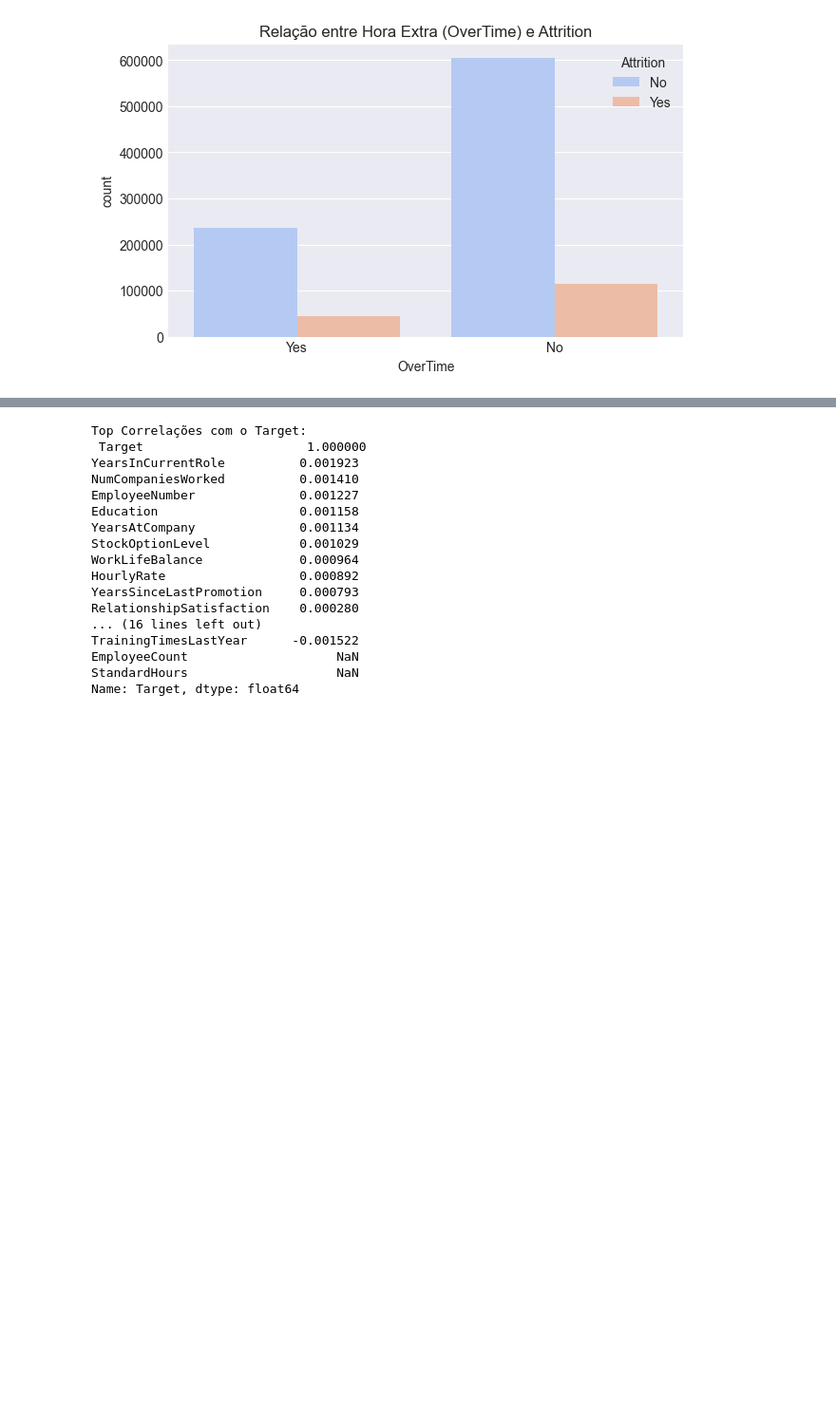
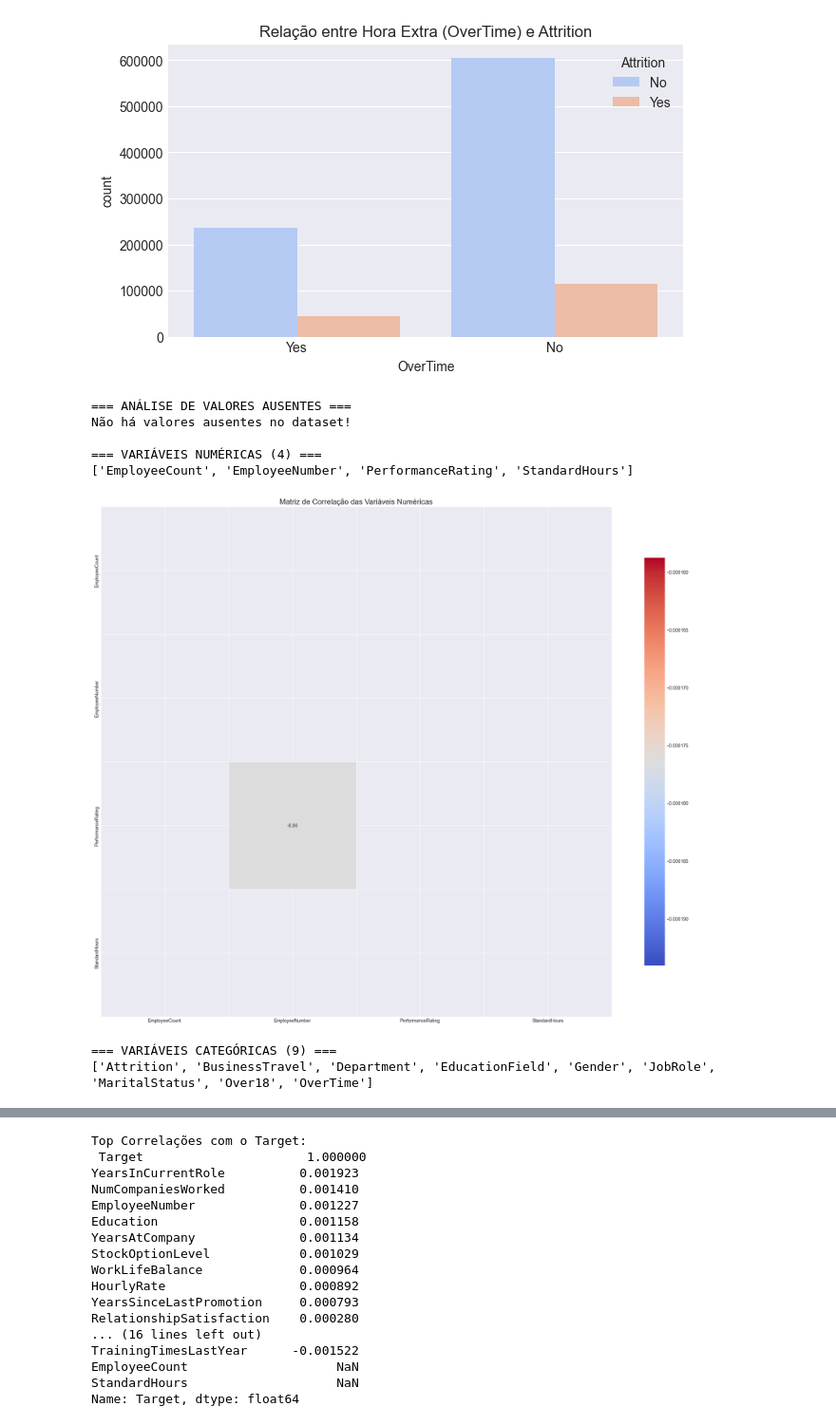
Before and after one commit to v-armendani/Scripts_Python_PosEngDeDados, a Jupyter notebook: Data Science/Anl_TrabalhoFinal.ipynb, the cells around one changed output, grey strips where cells are left out. Shown at 95% size. Cells and saved outputs as stored; diff of their text form; code cells hidden in the pictures; blank space fills up the shorter version.

```diff
--- a/Data Science/Anl_TrabalhoFinal.ipynb
+++ b/Data Science/Anl_TrabalhoFinal.ipynb
@@ -340,3 +336,75 @@ plt.title('Relação entre Hora Extra (OverTime) e Attrition')
 plt.show()
 # %% [output]
 [figure]
+# %%
+# Análise de missing values
+print("\n=== ANÁLISE DE VALORES AUSENTES ===")
+missing_values = df.isnull().sum()
+if missing_values.sum() == 0:
+    print("Não há valores ausentes no dataset!")
+else:
+    print(missing_values[missing_values > 0])
+
+# 2.4 Análise de variáveis numéricas
+numeric_cols = df.select_dtypes(include=['int64', 'float64']).columns
+print(f"\n=== VARIÁVEIS NUMÉRICAS ({len(numeric_cols)}) ===")
+print(numeric_cols.tolist())
+
+# Matriz de correlação
+plt.figure(figsize=(20, 16))
+correlation_matrix = df[numeric_cols].corr()
+mask = np.triu(np.ones_like(correlation_matrix, dtype=bool))
+sns.heatmap(correlation_matrix, mask=mask, annot=True, fmt='.2f', cmap='coolwarm',
+            square=True, linewidths=0.5, cbar_kws={"shrink": 0.8})
+plt.title('Matriz de Correlação das Variáveis Numéricas', fontsize=16)
+plt.tight_layout()
+plt.show()
+
+# 2.5 Análise de variáveis categóricas
+categorical_cols = df.select_dtypes(include=['object']).columns
+print(f"\n=== VARIÁVEIS CATEGÓRICAS ({len(categorical_cols)}) ===")
+print(categorical_cols.tolist())
+
+# Análise de attrition por variáveis categóricas importantes
+fig, axes = plt.subplots(2, 3, figsize=(18, 12))
+axes = axes.ravel()
+
+important_cats = ['Department', 'JobRole', 'MaritalStatus', 'OverTime', 'BusinessTravel', 'Gender']
+
+for idx, col in enumerate(important_cats):
+    crosstab = pd.crosstab(df[col], df['Attrition'])
+    crosstab_pct = crosstab.div(crosstab.sum(axis=1), axis=0) * 100
+
+    crosstab_pct.plot(kind='bar', ax=axes[idx], stacked=True, color=['#2ecc71', '#e74c3c'])
+    axes[idx].set_title(f'Attrition por {col}')
+    axes[idx].set_ylabel('Percentual')
+    axes[idx].legend(['No', 'Yes'], loc='upper right')
+    axes[idx].set_xticklabels(axes[idx].get_xticklabels(), rotation=45, ha='right')
+
+plt.tight_layout()
+plt.show()
+
+# 2.6 Análise de distribuições numéricas por Attrition
+fig, axes = plt.subplots(2, 3, figsize=(18, 12))
+axes = axes.ravel()
+
+important_nums = ['Age', 'MonthlyIncome', 'YearsAtCompany', 'DistanceFromHome',
+                  'TotalWorkingYears', 'JobSatisfaction']
+
+for idx, col in enumerate(important_nums):
+    df.boxplot(column=col, by='Attrition', ax=axes[idx], color='black')
+    axes[idx].set_title(f'{col} por Attrition')
+    axes[idx].set_xlabel('')
+
+plt.suptitle('')
+plt.tight_layout()
+plt.show()
+# %% [output]
+=== ANÁLISE DE VALORES AUSENTES ===
+Não há valores ausentes no dataset!
+
+=== VARIÁVEIS NUMÉRICAS (4) ===
+['EmployeeCount', 'EmployeeNumber', 'PerformanceRating', 'StandardHours']
+[figure, added]
+=== VARIÁVEIS CATEGÓRICAS (9) ===
+['Attrition', 'BusinessTravel', 'Department', 'EducationField', 'Gender', 'JobRole', 'MaritalStatus', 'Over18', 'OverTime']
```
Also changed, not shown: parts of 13 cells of this notebook.
